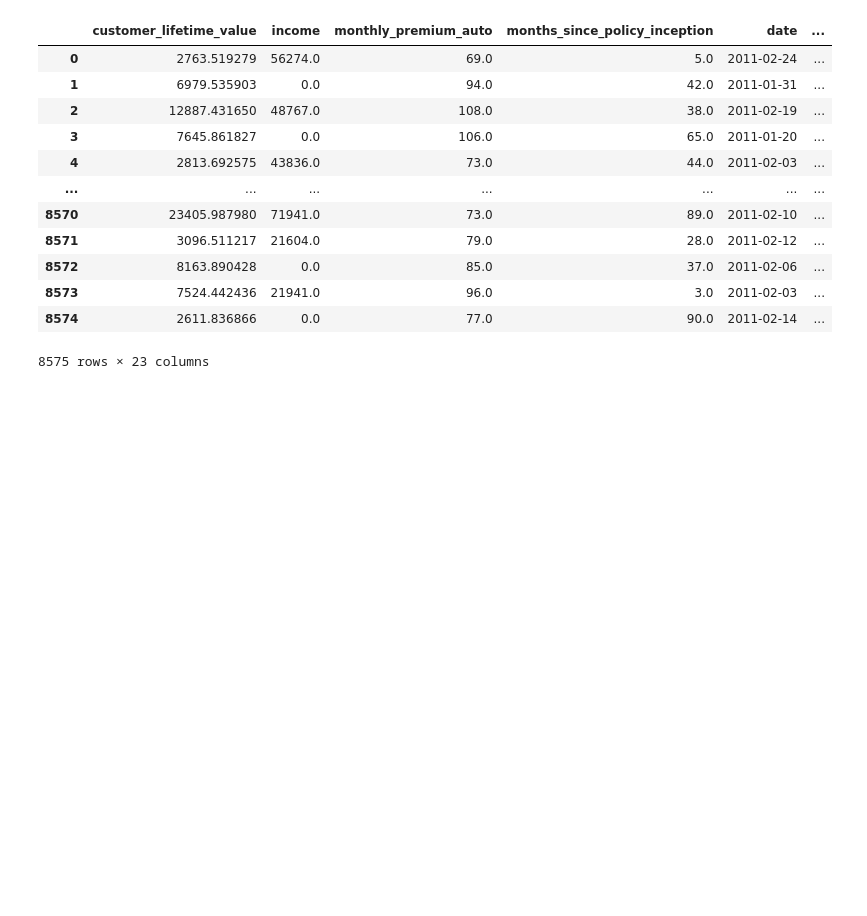
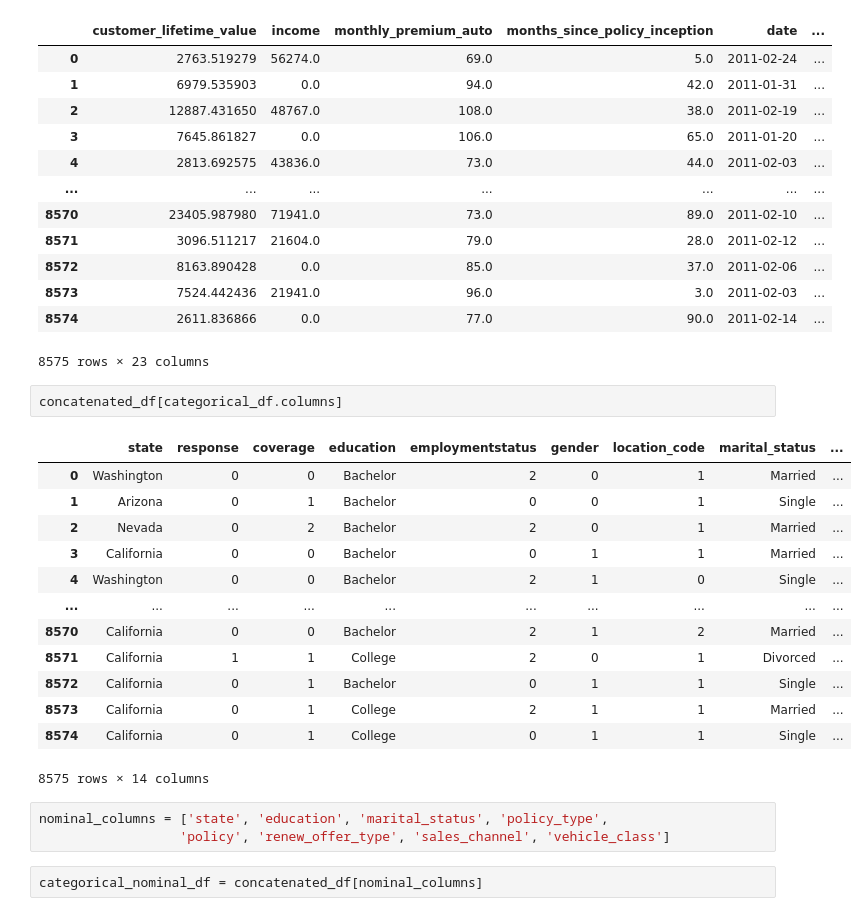
Before and after one commit to henrysoysa/lab-cleaning-categorical-data, a Jupyter notebook: Cleaning_numerical_data_lab-Copy1.ipynb, the cells around one changed output. Saved outputs shown, nothing was run; the diff lists cells and outputs as text; blank space fills up the shorter version.

```diff
--- a/Cleaning_numerical_data_lab-Copy1.ipynb
+++ b/Cleaning_numerical_data_lab-Copy1.ipynb
@@ -570,3 +570,24 @@ concatenated_df
 | 8573 | 7524.442436 | 21941.0 | 96.0 | 3.0 | 2011-02-03 | ... |
 | 8574 | 2611.836866 | 0.0 | 77.0 | 90.0 | 2011-02-14 | ... |
 8575 rows × 23 columns
+# %%
+concatenated_df[categorical_df.columns]
+# %% [output]
+|  | state | response | coverage | education | employmentstatus | gender | location_code | marital_status | ... |
+| 0 | Washington | 0 | 0 | Bachelor | 2 | 0 | 1 | Married | ... |
+| 1 | Arizona | 0 | 1 | Bachelor | 0 | 0 | 1 | Single | ... |
+| 2 | Nevada | 0 | 2 | Bachelor | 2 | 0 | 1 | Married | ... |
+| 3 | California | 0 | 0 | Bachelor | 0 | 1 | 1 | Married | ... |
+| 4 | Washington | 0 | 0 | Bachelor | 2 | 1 | 0 | Single | ... |
+| ... | ... | ... | ... | ... | ... | ... | ... | ... | ... |
+| 8570 | California | 0 | 0 | Bachelor | 2 | 1 | 2 | Married | ... |
+| 8571 | California | 1 | 1 | College | 2 | 0 | 1 | Divorced | ... |
+| 8572 | California | 0 | 1 | Bachelor | 0 | 1 | 1 | Single | ... |
+| 8573 | California | 0 | 1 | College | 2 | 1 | 1 | Married | ... |
+| 8574 | California | 0 | 1 | College | 0 | 1 | 1 | Single | ... |
+8575 rows × 14 columns
+# %%
+nominal_columns = ['state', 'education', 'marital_status', 'policy_type',
+                  'policy', 'renew_offer_type', 'sales_channel', 'vehicle_class']
+# %%
+categorical_nominal_df = concatenated_df[nominal_columns]
```
Also changed, not shown: parts of 2 cells of this notebook.
